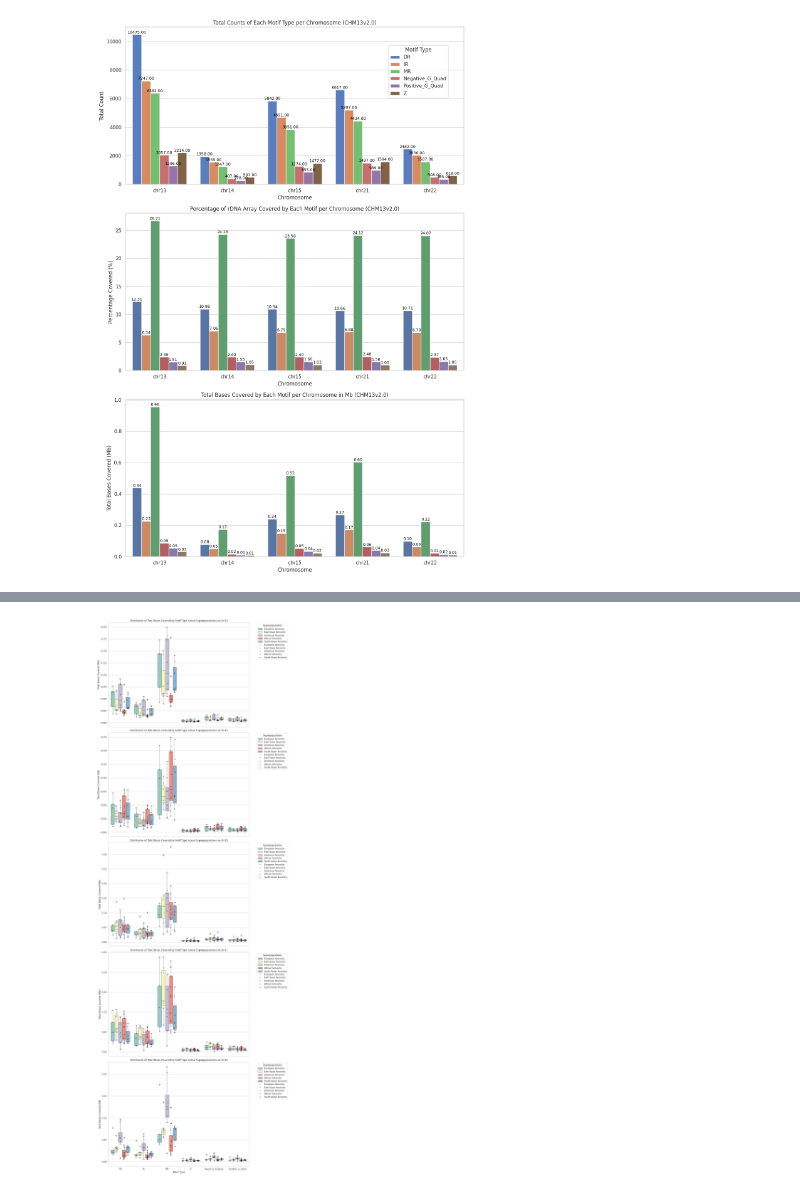
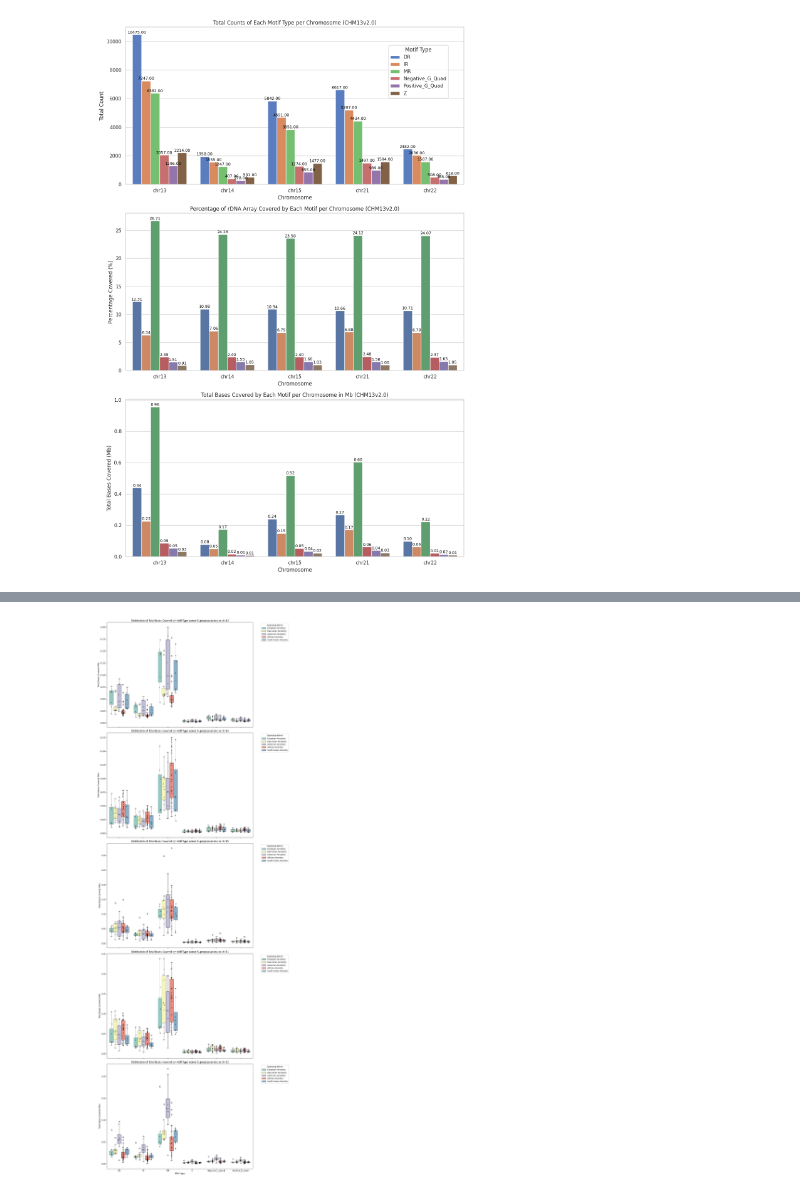
Before and after one commit to alexturcoo/PhasedHapAssembly-nonB, a Jupyter notebook: analysis_scripts/rdna_analysis.ipynb, the cells around one changed output, grey strips where cells are left out. Saved outputs shown, nothing was run; the diff lists cells and outputs as text; code cells hidden in the pictures.

```diff
--- a/analysis_scripts/rdna_analysis.ipynb
+++ b/analysis_scripts/rdna_analysis.ipynb
@@ -156,16 +174,21 @@ for chromosome in chromosomes:
     # rDNA files
     rdna_path = os.path.join(base_path, f'verkko_batch123_chm13_collapsed_summary_metrics_rdna_{chromosome}.csv')
     rdna_df = pd.read_csv(rdna_path)
-    rdna_df['Sample_Haplotype'] = rdna_df['Sample_Haplotype_Chromosome'].str.extract(r'(HG\d+_hap\d)')[0]
+
+    # Updated regex to handle both HG and NA samples
+    rdna_df['Sample_Haplotype'] = rdna_df['Sample_Haplotype_Chromosome'].str.extract(r'(HG\d+_hap\d|NA\d+_hap\d)')[0]
     if rdna_df['Sample_Haplotype'].isnull().all():
-        rdna_df['Sample_Haplotype'] = rdna_df['Sample_Haplotype_Chromosome'].str.extract(r'(HG\d+)')[0]
-    rdna_df['Sample'] = rdna_df['Sample_Haplotype_Chromosome'].str.extract(r'(HG\d+)')[0]
+        rdna_df['Sample_Haplotype'] = rdna_df['Sample_Haplotype_Chromosome'].str.extract(r'(HG\d+|NA\d+)')[0]
+    rdna_df['Sample'] = rdna_df['Sample_Haplotype_Chromosome'].str.extract(r'(HG\d+|NA\d+)')[0]
     data_list.append(rdna_df[['Sample_Haplotype', 'Sample', 'Motif Type', 'Total Bases Covered']])
 
     # Quadron files
     quadron_path = os.path.join(base_path, f'verkko_batch123_chm13_quadron_collapsed_summary_metrics_rdna_{chromosome}.csv')
     quadron_df = pd.read_csv(quadron_path)
-    quadron_df['Sample'] = quadron_df['Sample_Haplotype'].str.extract(r'(HG\d+)')[0]
+
+    # Update the regex for Sample extraction
+    quadron_df['Sample'] = quadron_df['Sample_Haplotype'].str.extract(r'(HG\d+|NA\d+)')[0]
+
     data_list.append(quadron_df[['Sample_Haplotype', 'Sample', 'Motif Type', 'Total Bases Covered']])
 
 # Concatenate all data frames in the list
@@ -183,6 +206,13 @@ summed_data = merged_data.groupby(['Sample_Haplotype', 'Motif Type', 'Superpopul
 # Convert total bases covered to megabases
 summed_data['Total Bases Covered (Mb)'] = summed_data['Total Bases Covered'] / 1e6
 
+# Print the number of sample points assigned to each box
+print("Number of sample points assigned to each box:")
+for motif in summed_data['Motif Type'].unique():
+    for superpop in summed_data['Superpopulation name'].unique():
+        count = summed_data[(summed_data['Motif Type'] == motif) & (summed_data['Superpopulation name'] == superpop)].shape[0]
+        print(f"Motif Type: {motif}, Superpopulation: {superpop}, Points: {count}")
+
 # Plotting
 plt.figure(figsize=(12, 8))
 sns.boxplot(x='Motif Type', y='Total Bases Covered (Mb)', hue='Superpopulation name', data=summed_data, palette='Set3', dodge=True)
@@ -283,46 +360,50 @@ for chromosome in chromosomes_of_interest:
     # rDNA files
     rdna_path = os.path.join(base_path, f'verkko_batch123_chm13_collapsed_summary_metrics_rdna_{chromosome}.csv')
     rdna_df = pd.read_csv(rdna_path)
-    rdna_df['Sample_Haplotype'] = rdna_df['Sample_Haplotype_Chromosome'].str.extract(r'(HG\d+_hap\d)')[0]
+
+    # Update the regex to handle both HG and NA samples
+    rdna_df['Sample_Haplotype'] = rdna_df['Sample_Haplotype_Chromosome'].str.extract(r'(HG\d+_hap\d|NA\d+_hap\d)')[0]
     rdna_df['Chromosome'] = chromosome
     if rdna_df['Sample_Haplotype'].isnull().all():
-        rdna_df['Sample_Haplotype'] = rdna_df['Sample_Haplotype_Chromosome'].str.extract(r'(HG\d+)')[0]
-    rdna_df['Sample'] = rdna_df['Sample_Haplotype_Chromosome'].str.extract(r'(HG\d+)')[0]
+        rdna_df['Sample_Haplotype'] = rdna_df['Sample_Haplotype_Chromosome'].str.extract(r'(HG\d+|NA\d+)')[0]
+    rdna_df['Sample'] = rdna_df['Sample_Haplotype_Chromosome'].str.extract(r'(HG\d+|NA\d+)')[0]
     data_list.append(rdna_df[['Sample_Haplotype', 'Sample', 'Motif Type', 'Total Bases Covered', 'Chromosome']])
 
     # Quadron files
     quadron_path = os.path.join(base_path, f'verkko_batch123_chm13_quadron_collapsed_summary_metrics_rdna_{chromosome}.csv')
     quadron_df = pd.read_csv(quadron_path)
-    quadron_df['Sample'] = quadron_df['Sample_Haplotype'].str.extract(r'(HG\d+)')[0]
+
+    # Update the regex for Sample extraction
+    quadron_df['Sample'] = quadron_df['Sample_Haplotype'].str.extract(r'(HG\d+|NA\d+)')[0]
     quadron_df['Chromosome'] = chromosome
     data_list.append(quadron_df[['Sample_Haplotype', 'Sample', 'Motif Type', 'Total Bases Covered', 'Chromosome']])
 
 # Concatenate all data frames in the list
 data = pd.concat(data_list, ignore_index=True)
 
 # Filter out entries with 'APR' motif type
 data = data[data['Motif Type'] != 'APR']
 
 # Merge metadata with the data
 merged_data = pd.merge(data, metadata_df[['Sample name', 'Superpopulation name']], left_on='Sample', right_on='Sample name', how='left')
 
 # Sum the total bases covered for each haplotype, motif type, and chromosome
 summed_data = merged_data.groupby(['Sample_Haplotype', 'Motif Type', 'Chromosome', 'Superpopulation name']).agg({'Total Bases Covered': 'sum'}).reset_index()
 
 # Convert total bases covered to megabases
 summed_data['Total Bases Covered (Mb)'] = summed_data['Total Bases Covered'] / 1e6
 
 # Plotting
 fig, axes = plt.subplots(nrows=len(chromosomes_of_interest), figsize=(14, 8 * len(chromosomes_of_interest)), sharex=True)
 for ax, chromosome in zip(axes, chromosomes_of_interest):
     sns.boxplot(x='Motif Type', y='Total Bases Covered (Mb)', hue='Superpopulation name', data=summed_data[summed_data['Chromosome'] == chromosome], palette='Set3', dodge=True, ax=ax)
-    sns.stripplot(x='Motif Type', y='Total Bases Covered (Mb)', hue='Superpopulation name', data=summed_data[summed_data['Chromosome'] == chromosome], palette='dark:black', jitter=True, alpha=0.5, dodge=True, ax=ax)
+    sns.stripplot(x='Motif Type', y='Total Bases Covered (Mb)', hue='Superpopulation name', data=summed_data[summed_data['Chromosome'] == chromosome], palette='dark:black', jitter=True, alpha=0.5, dodge=True, ax=ax, legend=False)
     ax.set_title(f'Distribution of Total Bases Covered by Motif Type Across Superpopulations on {chromosome}')
     ax.set_xlabel('Motif Type')
     ax.set_ylabel('Total Bases Covered (Mb)')
     ax.legend(title='Superpopulation', bbox_to_anchor=(1.05, 1), loc='upper left')
 
 plt.tight_layout()
 plt.show()
 # %% [output]
-[figure, old version]
+[figure, new version]
```
Also changed, not shown: parts of 4 cells of this notebook, 36 other files.
